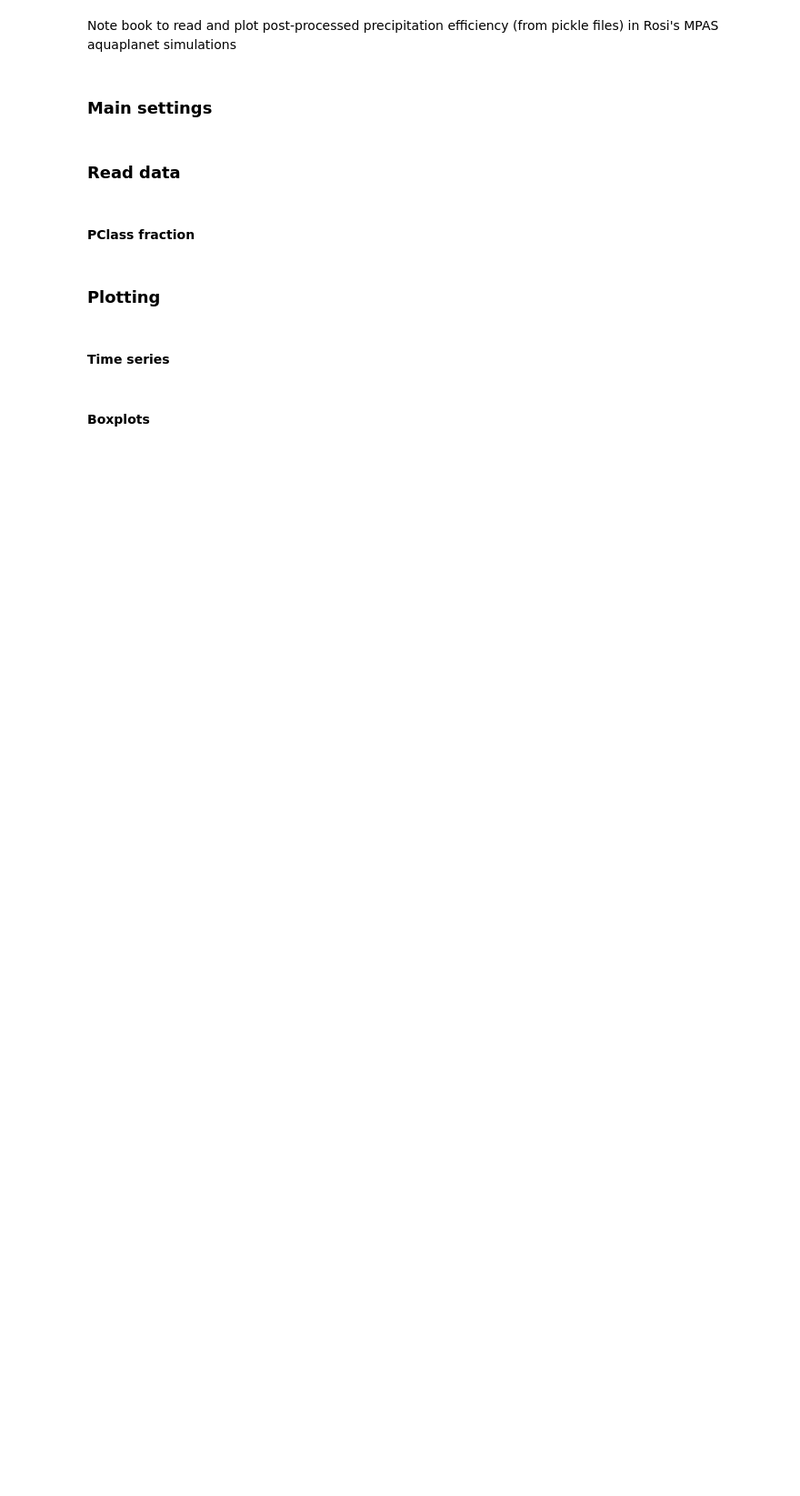
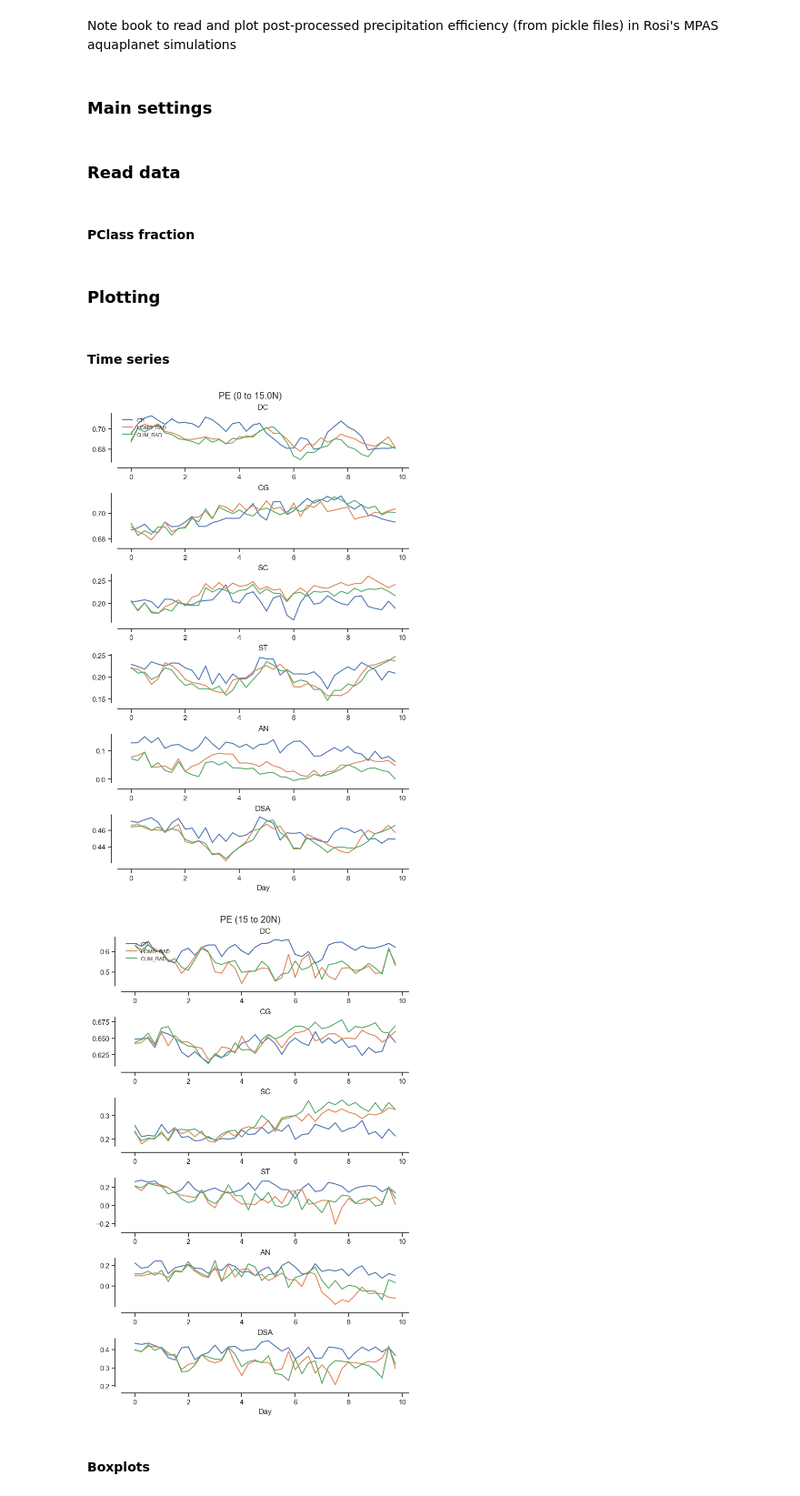
Before and after one commit to jhruppert/tc-crfrad, a Jupyter notebook: analysis/mpas_aquapl_pe.ipynb, the cells around one changed output. Shown at 91% size. Saved outputs shown, nothing was run; the diff lists cells and outputs as text; code cells hidden in the pictures; blank space fills up the shorter version.

```diff
--- a/analysis/mpas_aquapl_pe.ipynb
+++ b/analysis/mpas_aquapl_pe.ipynb
@@ -140,32 +113,54 @@ def running_mean_conf(time_series):
 # %%
-# # create figure
-# fig_x = 6
-# fig_y = 1.2*nclass + 1
-# fig, axs = plt.subplots(nclass,1, figsize=(fig_x,fig_y), layout="constrained", dpi=300)
-# sns.set_palette('muted')
+# Plot line plot with PE for both tests
+def line_plot(plot_var, title):
 
-# for iclass, iax in enumerate(axs):
+    pclass_plot = [0,3,4,5]
+    pclass_plot = [0,1,2,3,4,5]
+    nclass_plot = len(pclass_plot)
 
-#     iax.set_title(pclass_names_long[iclass])
-#     iax.set_ylabel('Area [%]')
+    # sns.set_theme(style="darkgrid", rc={'xtick.bottom': True, 'ytick.left': True,})
+    sns.set_theme(style="ticks", rc={'xtick.bottom': True, 'ytick.left': True})#, "axes.spines.right": False, "axes.spines.top": False})
+    # sns.set_theme(style="dark")
+    fig_x = 7
+    fig_y = 11
+    fig, axs = plt.subplots(nclass_plot, 1,figsize=(fig_x,fig_y), layout='constrained', squeeze=True)
+    sns.set_palette('muted')
+    # title = r'$\epsilon = 1 - M_d / M_u$'
+    plt.suptitle(title)
+    # units = '-'
 
-#     for iexp in range(ntest):
-#         tser = pclass_frac[iexp,iclass,:]
-#         iax.plot(times, tser, linewidth=1.5, label=test_names[iexp])
-#         # ivar_smooth, confidence_interval, nwindow = running_mean_conf(pltvar)
-#         # x_smoothed = times[nwindow//2:-nwindow//2+1]
-#         # axs.plot(x_smoothed, ivar_smooth, linewidth=1.5, label=test_names[itest])
-#         # axs.fill_between(x_smoothed,
-#         #     ivar_smooth - confidence_interval,
-#         #     ivar_smooth + confidence_interval,
-#         #     alpha=0.4,label="95% CI")
+    xdim = np.arange(ntime)/4
 
-# sns.despine(offset=10,ax=axs[-1])
-# for iaxs in axs[:-1]:
-#     sns.despine(offset=10,ax=iaxs, bottom=True)
-#     # Remove x-ticks
-#     iaxs.set_xticks([])
+    for ipclass in range(nclass_plot):
 
-# axs[-1].set_xlabel('Time [days]')
-# axs[0].legend(loc="lower left", frameon=False, fontsize=12)#, bbox_to_anchor=(0.05, 0.05))
-# plt.show()
+        axs[ipclass].set_title(pclass_names[pclass_plot[ipclass]])
+        for i, legend in enumerate(test_names):
+            ivar = plot_var[i,pclass_plot[ipclass],:]
+            # ivar_smooth, confidence_interval, nwindow = running_mean_conf(ivar)
+            # ax.plot(times_3d, ivar, label=legend, linewidth=1.5)
+            # x_smoothed = times_3d[nwindow//2:-nwindow//2+1]
+            axs[ipclass].plot(xdim, ivar, label=legend, linewidth=1.5)
+            # axs[ipclass].plot(x_smoothed, ivar_smooth, label=legend, linewidth=1.5)
+            # axs[ipclass].fill_between(x_smoothed,
+            #     # ivar_smooth - confidence_interval[0],
+            #     # ivar_smooth + confidence_interval[1],
+            #     ivar_smooth - confidence_interval,
+            #     ivar_smooth + confidence_interval,
+            #     alpha=0.4,label="95% CI",)
+        sns.despine(offset=10,ax=axs[ipclass])#, left=True, bottom=True)
+        # ax.spines['left'].set_visible(False)
+
+    axs[-1].set_xlabel('Day')
+
+    axs[0].legend(loc='upper left', fontsize=8, frameon=False)
+    plt.show()
+    plt.close()
+    return None
+
+for isubset in range(nsubset):
+    pe = 1 - (-md[isubset]/mu[isubset])
+    title = f'PE ({latbounds_all[isubset][0]} to {latbounds_all[isubset][1]}N)'
+    line_plot(pe, title)
+# %% [output]
+[figure, added]
+[figure, added]
```
Also changed, not shown: parts of 8 cells of this notebook, 2 other files.
